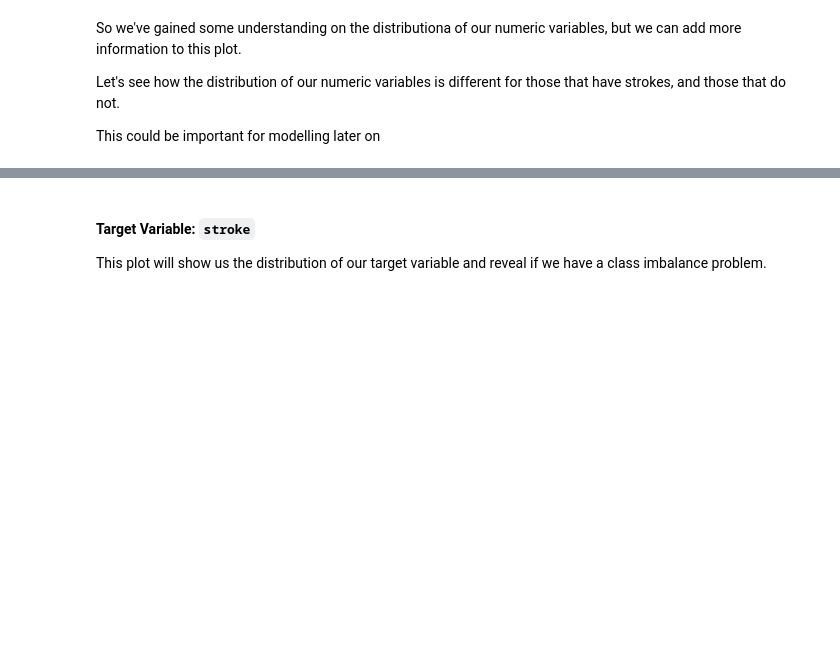
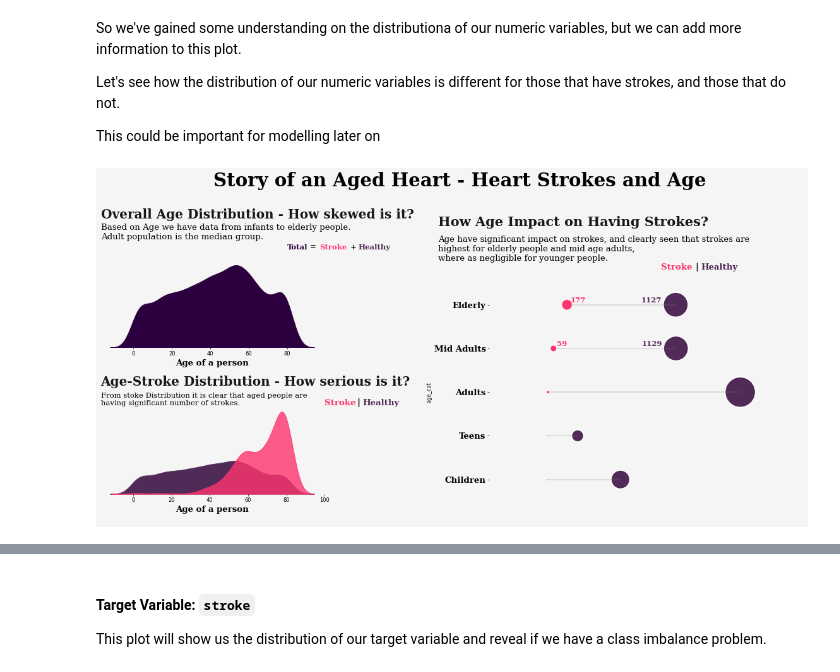
Before and after one commit to koba4real/MLDM-stroke-prediction-project, a Jupyter notebook: main-analysis.ipynb, the cells around one changed output, grey strips where cells are left out. Saved outputs shown, nothing was run; the diff lists cells and outputs as text; code cells hidden in the pictures; blank space fills up the shorter version.

```diff
--- a/main-analysis.ipynb
+++ b/main-analysis.ipynb
@@ -468,3 +494,97 @@ So we've gained some understanding on the distributiona of our numeric variables
 Let's see how the distribution of our numeric variables is different for those that have strokes, and those that do not.
 
 This could be important for modelling later on
+# %%
+fig = plt.figure(figsize = (24,10), dpi = 60)
+
+gs = fig.add_gridspec(10,24)
+gs.update(wspace = 1, hspace = 0.05)
+
+
+ax2 = fig.add_subplot(gs[1:4,0:8]) #distribution plot
+ax3 = fig.add_subplot(gs[6:9, 0:8]) #hue distribution plot
+ax1 = fig.add_subplot(gs[1:10,13:]) #dumbbell plot
+
+# axes list
+axes = [ ax1,ax2, ax3]
+
+# setting of axes; visibility of axes and spines turn off
+for ax in axes:
+    ax.axes.get_yaxis().set_visible(False)
+    ax.set_facecolor('#f6f5f5')
+
+    for loc in ['left', 'right', 'top', 'bottom']:
+        ax.spines[loc].set_visible(False)
+
+fig.patch.set_facecolor('#f6f5f5')
+
+ax1.axes.get_xaxis().set_visible(False)
+ax1.axes.get_yaxis().set_visible(True)
+
+# dumbbell plot of stoke and healthy people
+
+stroke_age = df[df['stroke'] == 1].age_cat.value_counts()
+healthy_age = df[df['stroke'] == 0].age_cat.value_counts()
+
+ax1.hlines(y = ['Children', 'Teens', 'Adults', 'Mid Adults', 'Elderly'], xmin = [644,270,1691,1129,1127],
+          xmax = [1,1,11,59,177], color = 'grey',**{'linewidth':0.5})
+
+
+sns.scatterplot(y = stroke_age.index, x = stroke_age.values, s = stroke_age.values*2, color = '#fe346e', ax= ax1, alpha = 1)
+sns.scatterplot(y = healthy_age.index, x = healthy_age.values, s = healthy_age.values*2, color = '#512b58', ax= ax1, alpha = 1)
+
+ax1.axes.get_xaxis().set_visible(False)
+ax1.set_xlim(xmin = -500, xmax = 2250)
+ax1.set_ylim(ymin = -1,ymax = 5)
+
+ax1.set_yticklabels( labels = ['Children', 'Teens', 'Adults', 'Mid Adults', 'Elderly'],fontdict = {'font':'Serif', 'fontsize':16,'fontweight':'bold', 'color':'black'})
+
+ax1.text(-950,5.8, 'How Age Impact on Having Strokes?' ,{'font': 'Serif', 'fontsize': 25,'weight':'bold', 'color':'black'},alpha = 0.9)
+ax1.text(1000,4.8, 'Stroke ', {'font': 'Serif','weight':'bold','fontsize': 16,'weight':'bold','style':'normal', 'color':'#fe346e'})
+ax1.text(1300,4.8, '|', {'color':'black' , 'size':'16', 'weight': 'bold'})
+ax1.text(1350,4.8, 'Healthy', {'font': 'Serif','weight':'bold', 'fontsize': 16,'style':'normal', 'weight':'bold','color':'#512b58'})
+ax1.text(-950,5., 'Age have significant impact on strokes, and clearly seen that strokes are \nhighest for elderly people and mid age adults, \nwhere as negligible for younger people.',
+        {'font':'Serif', 'size':'16','color': 'black'})
+
+ax1.text(stroke_age.values[0] + 30,4.05, stroke_age.values[0], {'font':'Serif', 'fontsize':14, 'weight':'bold', 'color':'#fe346e'})
+ax1.text(healthy_age.values[2] - 300,4.05, healthy_age.values[2], {'font':'Serif', 'fontsize':14, 'weight':'bold', 'color':'#512b58'})
+
+ax1.text(stroke_age.values[1] + 30,3.05, stroke_age.values[1], {'font':'Serif', 'fontsize':14, 'weight':'bold', 'color':'#fe346e'})
+ax1.text(healthy_age.values[1] - 300,3.05, healthy_age.values[1], {'font':'Serif', 'fontsize':14, 'weight':'bold', 'color':'#512b58'})
+
+
+
+
+# distribution plots ---- only single variable
+
+sns.kdeplot(data = df, x = 'age', ax = ax2, shade = True, color = '#2c003e', alpha = 1, )
+ax2.set_xlabel('Age of a person', fontdict = {'font':'Serif', 'color': 'black', 'size': 16,'weight':'bold' })
+ax2.text(-17,0.025,'Overall Age Distribution - How skewed is it?', {'font':'Serif', 'color': 'black','weight':'bold','size':24}, alpha = 0.9)
+ax2.text(-17,0.021, 'Based on Age we have data from infants to elderly people.\nAdult population is the median group.',
+        {'font':'Serif', 'size':'16','color': 'black'})
+ax2.text(80,0.019, 'Total',{'font':'Serif', 'size':'14','color': '#2c003e','weight':'bold'})
+ax2.text(92,0.019, '=',{'font':'Serif', 'size':'14','color': 'black','weight':'bold'})
+ax2.text(97,0.019, 'Stroke',{'font':'Serif', 'size':'14','color': '#fe346e','weight':'bold'})
+ax2.text(113,0.019, '+',{'font':'Serif', 'size':'14','color': 'black','weight':'bold'})
+ax2.text(117,0.019, 'Healthy',{'font':'Serif', 'size':'14','color': '#512b58','weight':'bold'})
+
+
+
+# distribution plots with hue of strokes
+
+
+sns.kdeplot(data = df[df['stroke'] == 0], x = 'age',ax = ax3, shade = True,  alpha = 1, color = '#512b58' )
+sns.kdeplot(data = df[df['stroke'] == 1], x = 'age',ax = ax3, shade = True,  alpha = 0.8, color = '#fe346e')
+
+ax3.set_xlabel('Age of a person', fontdict = {'font':'Serif', 'color': 'black', 'weight':'bold','size': 16})
+
+ax3.text(-17,0.0525,'Age-Stroke Distribution - How serious is it?', {'font':'Serif', 'weight':'bold','color': 'black', 'size':24}, alpha= 0.9)
+ax3.text(-17,0.043,'From stoke Distribution it is clear that aged people are \nhaving significant number of strokes.', {'font':'Serif', 'color': 'black', 'size':14})
+ax3.text(100,0.043, 'Stroke ', {'font': 'Serif','weight':'bold','fontsize': 16,'weight':'bold','style':'normal', 'color':'#fe346e'})
+ax3.text(117,0.043, '|', {'color':'black' , 'fontsize':'16', 'weight': 'bold'})
+ax3.text(120,0.043, 'Healthy', {'font': 'Serif','weight':'bold', 'fontsize': 16,'style':'normal', 'weight':'bold','color':'#512b58'})
+
+fig.text(0.25,1,'Story of an Aged Heart - Heart Strokes and Age',{'font':'Serif', 'weight':'bold','color': 'black', 'size':35})
+fig.show()
+# %% [output]
+[figure, added]
```
Also changed, not shown: parts of 35 cells of this notebook.
